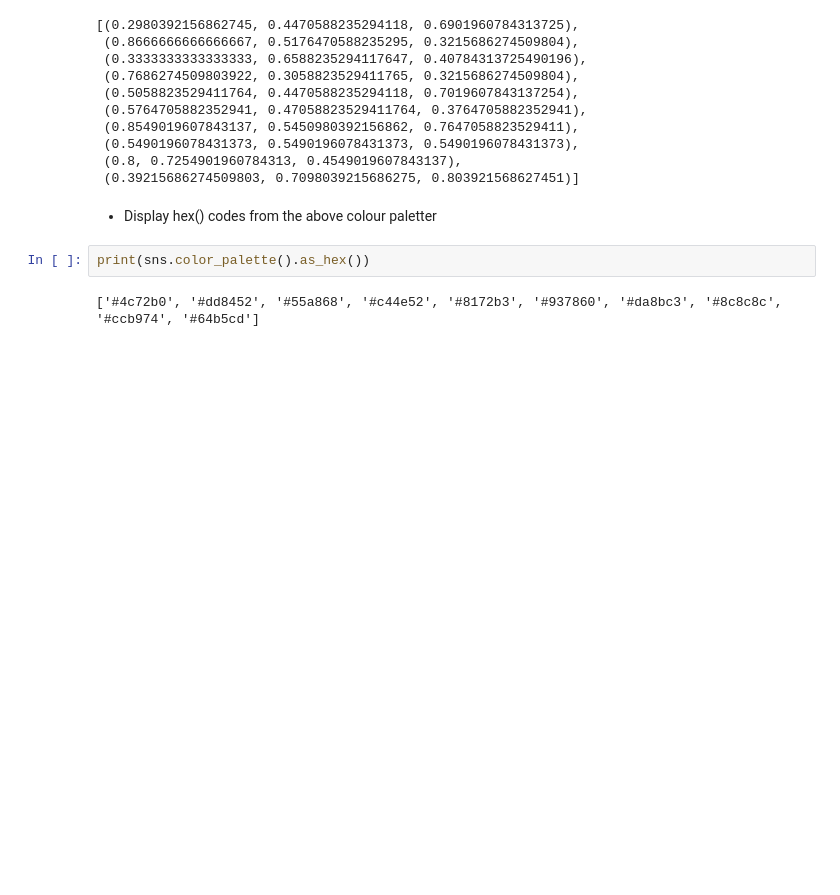
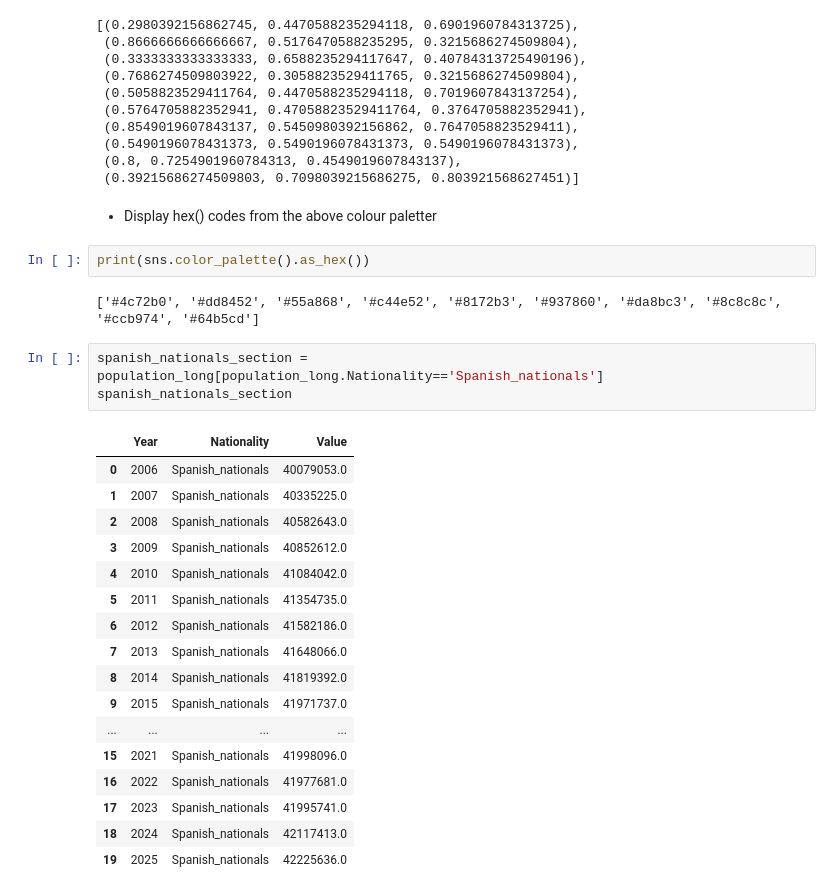
Before and after one commit to Pablo-source/ML-using-Python, a Jupyter notebook: Seaborn_gallery/02_percent_barplot_population_nationality_win_os.ipynb, the cells around one changed output. Saved outputs shown, nothing was run; the diff lists cells and outputs as text; blank space fills up the shorter version.

```diff
--- a/Seaborn_gallery/02_percent_barplot_population_nationality_win_os.ipynb
+++ b/Seaborn_gallery/02_percent_barplot_population_nationality_win_os.ipynb
@@ -402,3 +402,24 @@ pal01
 print(sns.color_palette().as_hex())
 # %% [output]
 ['#4c72b0', '#dd8452', '#55a868', '#c44e52', '#8172b3', '#937860', '#da8bc3', '#8c8c8c', '#ccb974', '#64b5cd']
+# %%
+spanish_nationals_section = population_long[population_long.Nationality=='Spanish_nationals']
+spanish_nationals_section
+# %% [output]
+|  | Year | Nationality | Value |
+| 0 | 2006 | Spanish_nationals | 40079053.0 |
+| 1 | 2007 | Spanish_nationals | 40335225.0 |
+| 2 | 2008 | Spanish_nationals | 40582643.0 |
+| 3 | 2009 | Spanish_nationals | 40852612.0 |
+| 4 | 2010 | Spanish_nationals | 41084042.0 |
+| 5 | 2011 | Spanish_nationals | 41354735.0 |
+| 6 | 2012 | Spanish_nationals | 41582186.0 |
+| 7 | 2013 | Spanish_nationals | 41648066.0 |
+| 8 | 2014 | Spanish_nationals | 41819392.0 |
+| 9 | 2015 | Spanish_nationals | 41971737.0 |
+| ... | ... | ... | ... |
+| 15 | 2021 | Spanish_nationals | 41998096.0 |
+| 16 | 2022 | Spanish_nationals | 41977681.0 |
+| 17 | 2023 | Spanish_nationals | 41995741.0 |
+| 18 | 2024 | Spanish_nationals | 42117413.0 |
+| 19 | 2025 | Spanish_nationals | 42225636.0 |
```
Also changed, not shown: parts of 2 cells of this notebook.
